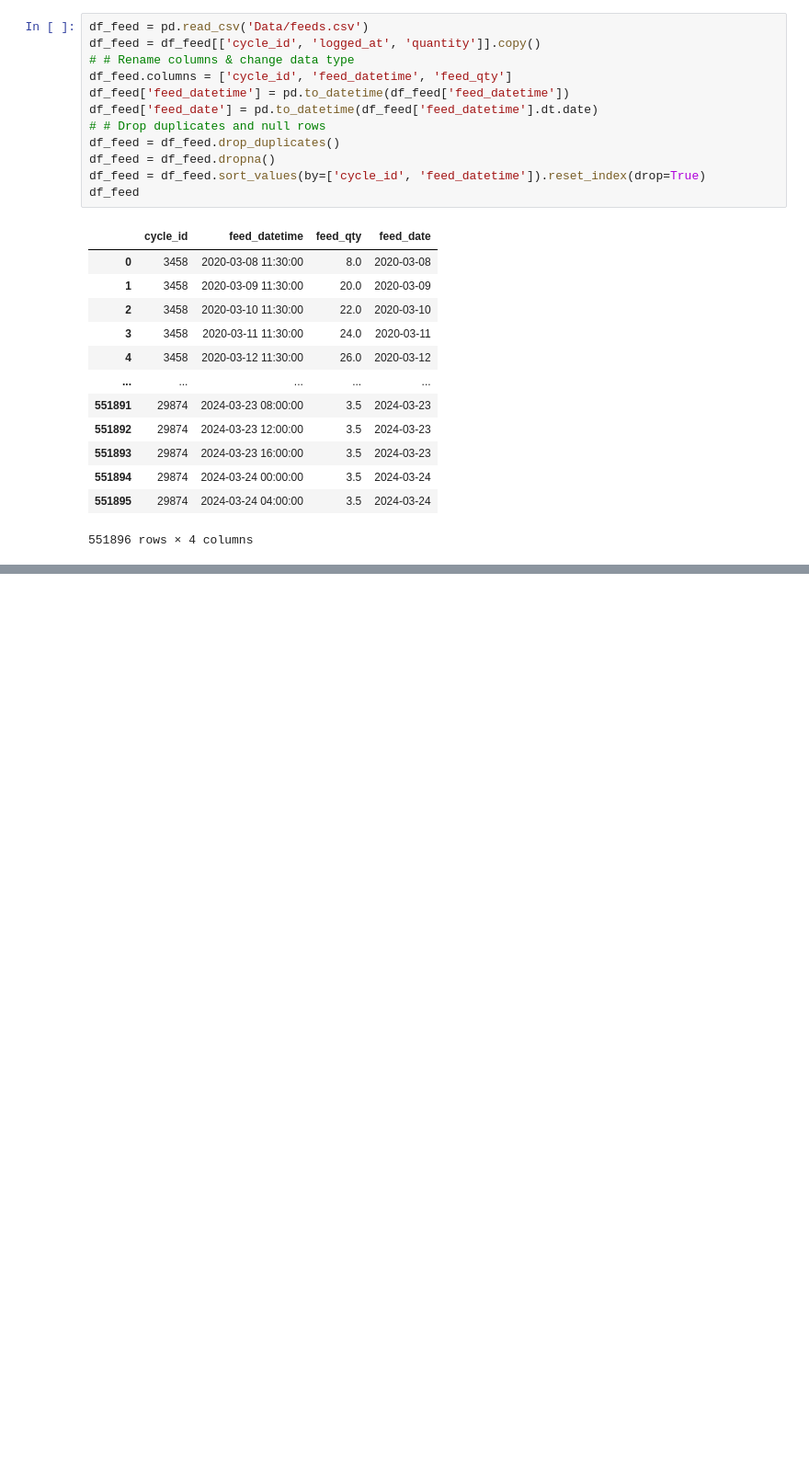
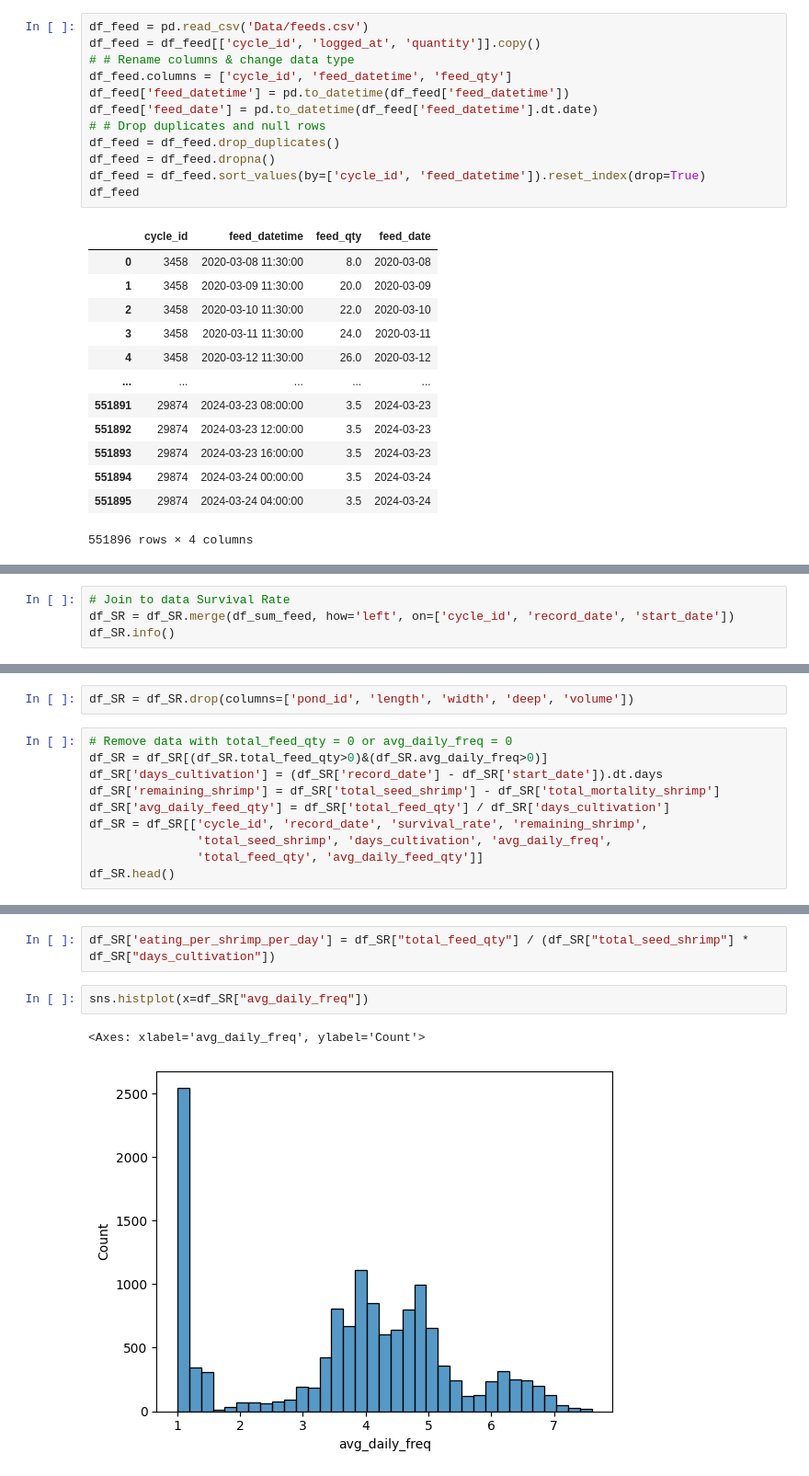
Before and after one commit to Kyunianti19/jala_assignment_test, a Jupyter notebook: analysis.ipynb, the cells around one changed output, grey strips where cells are left out. Shown at 92% size. Cells and saved outputs as stored; diff of their text form; blank space fills up the shorter version.

```diff
--- a/analysis.ipynb
+++ b/analysis.ipynb
@@ -498,0 +487,4 @@ df_SR
+# %%
+# Join to data Survival Rate
+df_SR = df_SR.merge(df_sum_feed, how='left', on=['cycle_id', 'record_date', 'start_date'])
+df_SR.info()
@@ -498,0 +514,12 @@ df_SR
+# %%
+df_SR = df_SR.drop(columns=['pond_id', 'length', 'width', 'deep', 'volume'])
+# %%
+# Remove data with total_feed_qty = 0 or avg_daily_freq = 0
+df_SR = df_SR[(df_SR.total_feed_qty>0)&(df_SR.avg_daily_freq>0)]
+df_SR['days_cultivation'] = (df_SR['record_date'] - df_SR['start_date']).dt.days
+df_SR['remaining_shrimp'] = df_SR['total_seed_shrimp'] - df_SR['total_mortality_shrimp']
+df_SR['avg_daily_feed_qty'] = df_SR['total_feed_qty'] / df_SR['days_cultivation']
+df_SR = df_SR[['cycle_id', 'record_date', 'survival_rate', 'remaining_shrimp',
+               'total_seed_shrimp', 'days_cultivation', 'avg_daily_freq',
+               'total_feed_qty', 'avg_daily_feed_qty']]
+df_SR.head()
@@ -498,0 +539,7 @@ df_SR
+# %%
+df_SR['eating_per_shrimp_per_day'] = df_SR["total_feed_qty"] / (df_SR["total_seed_shrimp"] * df_SR["days_cultivation"])
+# %%
+sns.histplot(x=df_SR["avg_daily_freq"])
+# %% [output]
+<Axes: xlabel='avg_daily_freq', ylabel='Count'>
+[figure, added]
```
Also changed, not shown: parts of 28 cells of this notebook.
